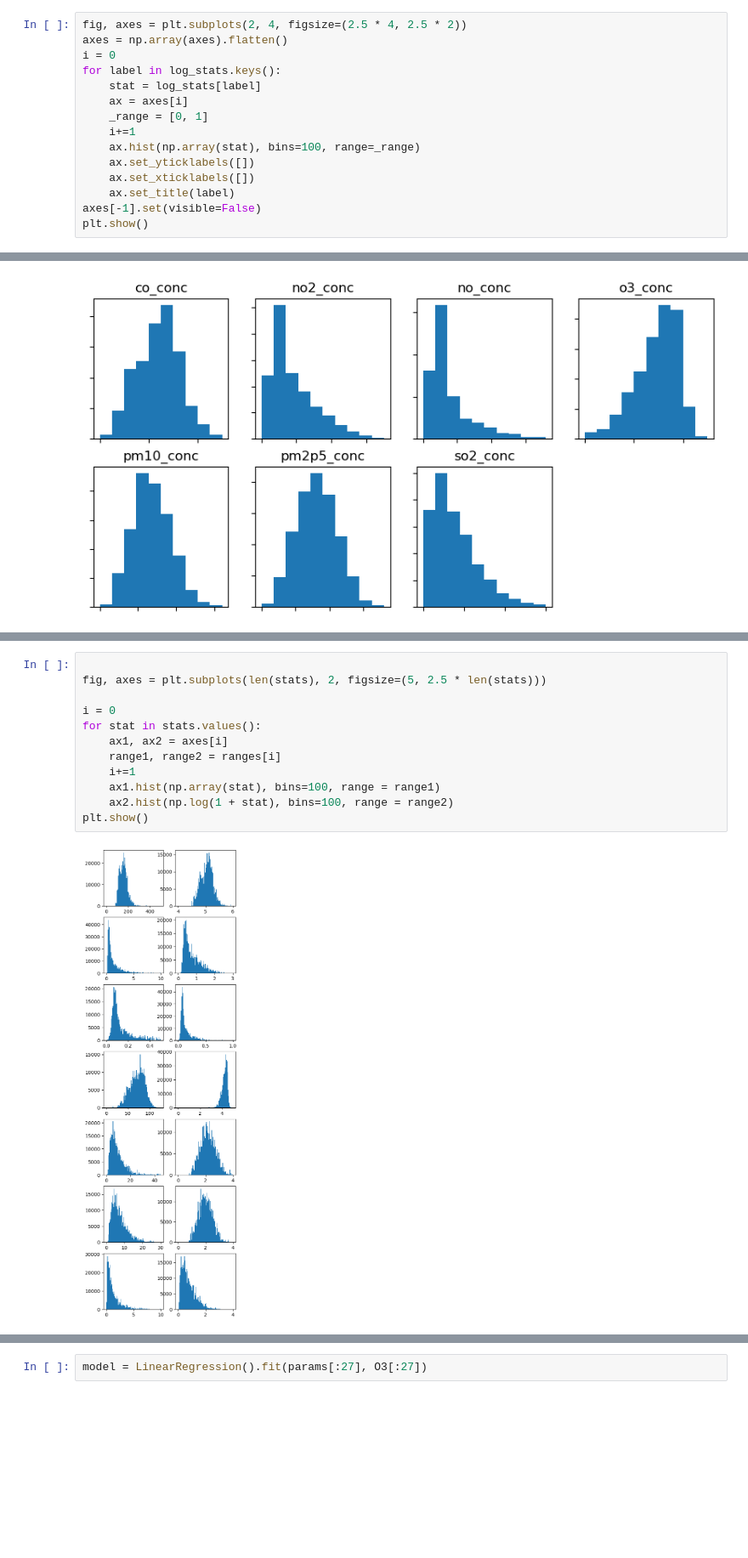
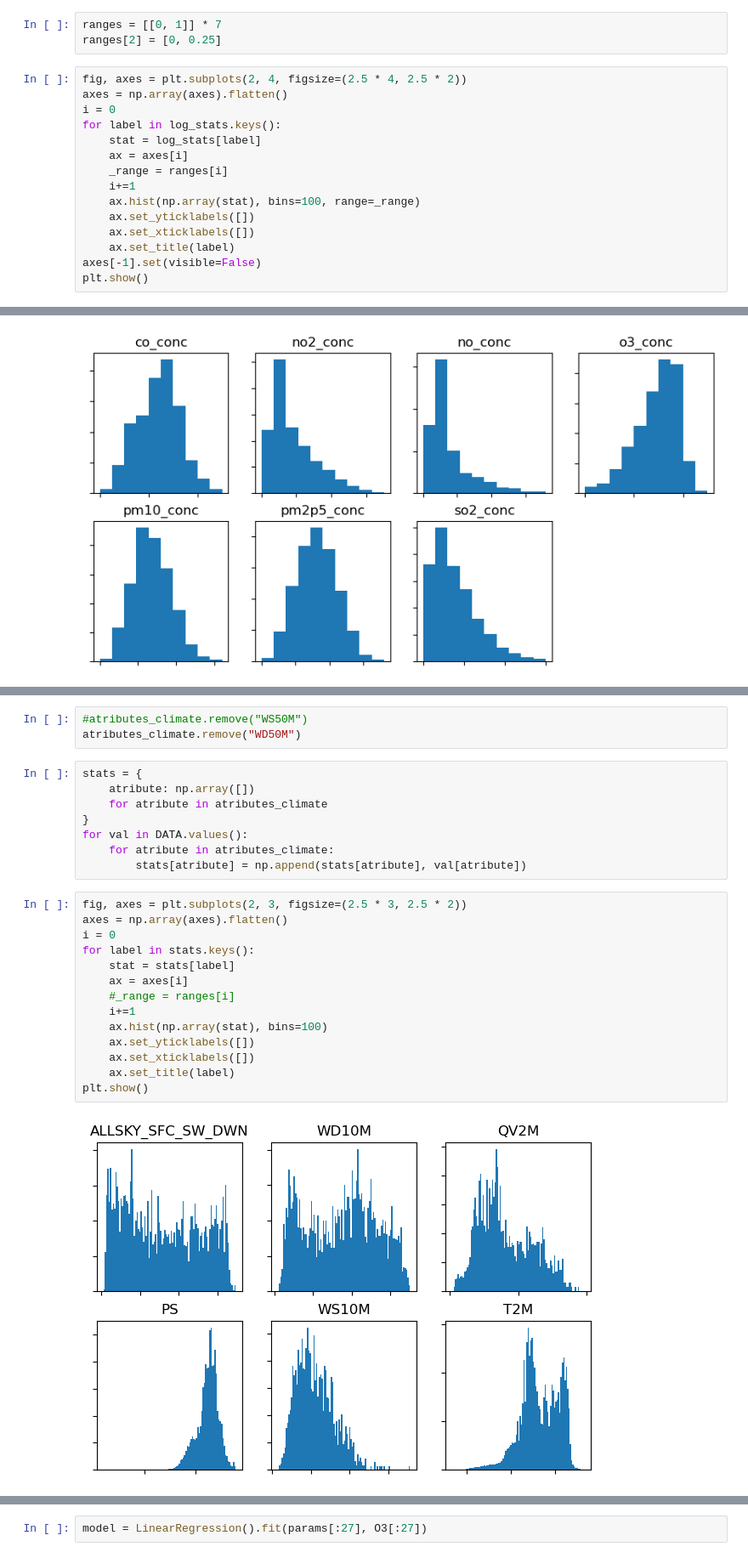
Before and after one commit to ItyTell/Modeling-the-distribution-of-harmful-emissions-in-the-atmosphere, a Jupyter notebook: main.ipynb, the cells around one changed output, grey strips where cells are left out. Shown at 85% size. Saved outputs shown, nothing was run; the diff lists cells and outputs as text; blank space fills up the shorter version.

```diff
--- a/main.ipynb
+++ b/main.ipynb
@@ -189,6 +138,9 @@ for atribute in normal_stats.keys():
     temp = np.log(1 + stats[atribute])
     temp = temp - np.min(temp)
     log_stats[atribute] = temp / np.max(temp)
+# %%
+ranges = [[0, 1]] * 7
+ranges[2] = [0, 0.25]
 # %%
 fig, axes = plt.subplots(2, 4, figsize=(2.5 * 4, 2.5 * 2))
 axes = np.array(axes).flatten()
@@ -196,7 +148,7 @@ i = 0
 for label in log_stats.keys():
     stat = log_stats[label]
     ax = axes[i]
-    _range = [0, 1]
+    _range = ranges[i]
     i+=1
     ax.hist(np.array(stat), bins=100, range=_range)
     ax.set_yticklabels([])
@@ -276,14 +180,27 @@ plt.show()
+# %%
+#atributes_climate.remove("WS50M")
+atributes_climate.remove("WD50M")
+# %%
+stats = {
+    atribute: np.array([])
+    for atribute in atributes_climate
+}
+for val in DATA.values():
+    for atribute in atributes_climate:
+        stats[atribute] = np.append(stats[atribute], val[atribute])
 # %%
-
-fig, axes = plt.subplots(len(stats), 2, figsize=(5, 2.5 * len(stats)))
-
+fig, axes = plt.subplots(2, 3, figsize=(2.5 * 3, 2.5 * 2))
+axes = np.array(axes).flatten()
 i = 0
-for stat in stats.values():
-    ax1, ax2 = axes[i]
-    range1, range2 = ranges[i]
+for label in stats.keys():
+    stat = stats[label]
+    ax = axes[i]
+    #_range = ranges[i]
     i+=1
-    ax1.hist(np.array(stat), bins=100, range = range1)
-    ax2.hist(np.log(1 + stat), bins=100, range = range2)
+    ax.hist(np.array(stat), bins=100)
+    ax.set_yticklabels([])
+    ax.set_xticklabels([])
+    ax.set_title(label)
 plt.show()
 # %% [output]
-[figure, old version]
+[figure, new version]
```
Also changed, not shown: parts of 35 cells of this notebook, 1 other file.
